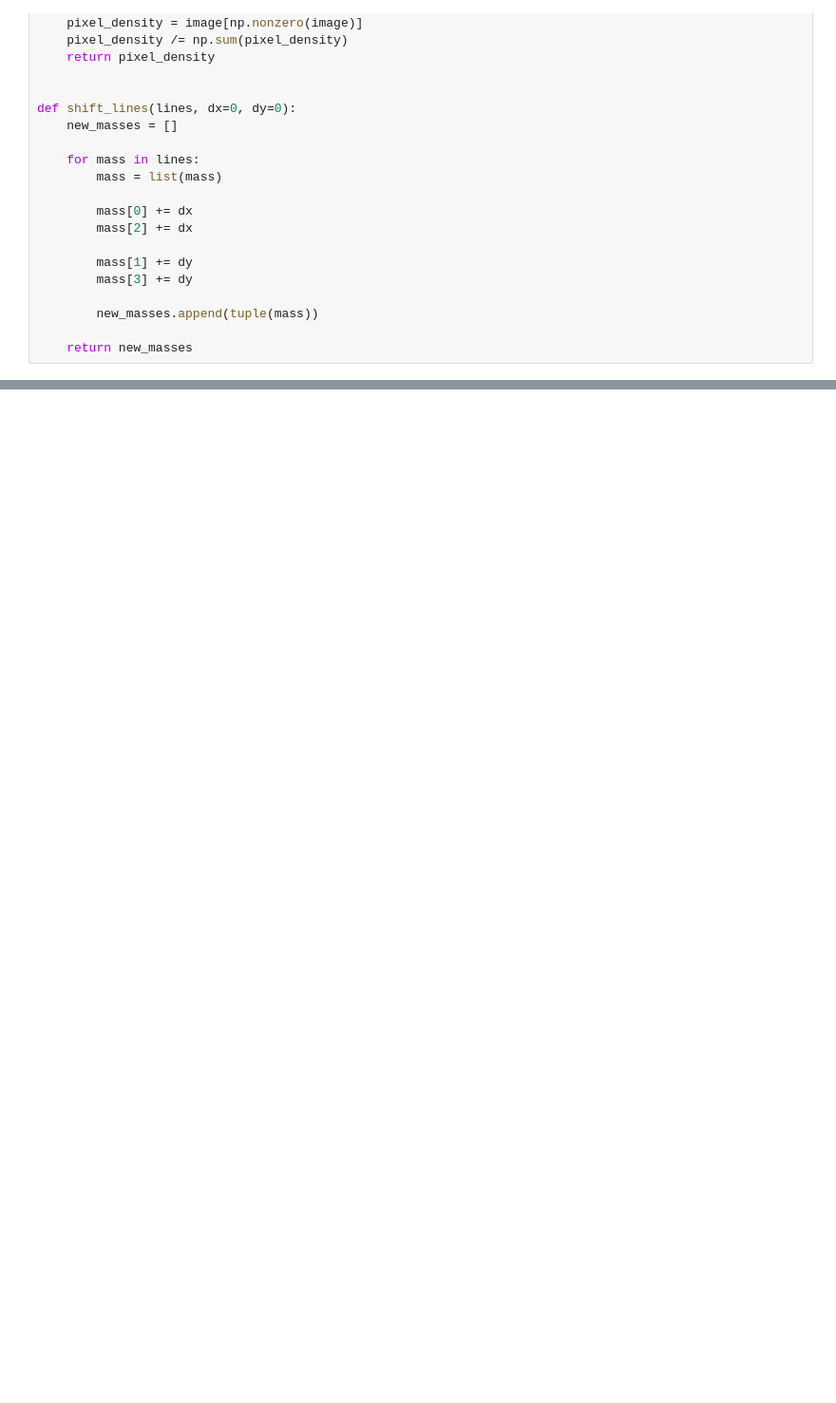
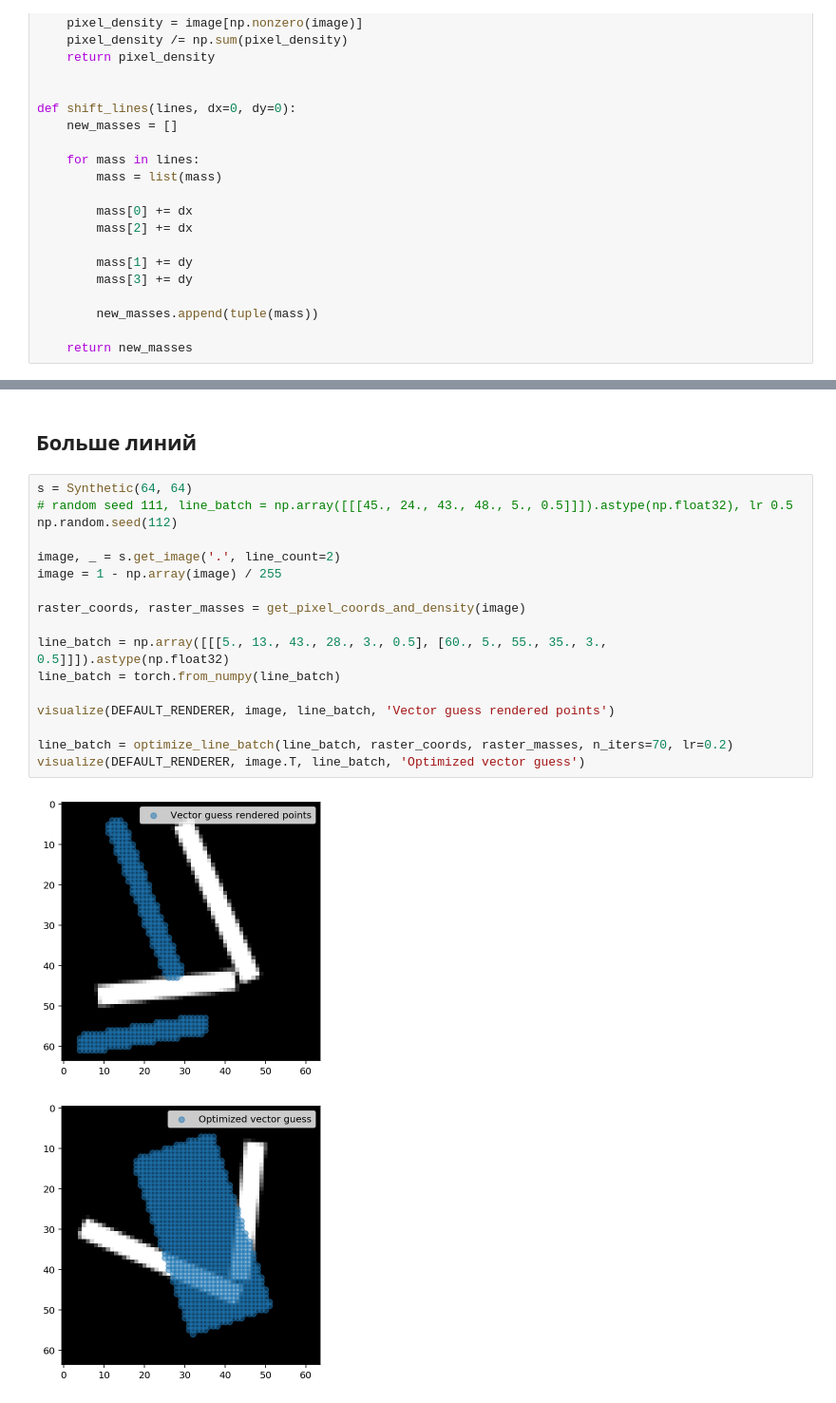
Before and after one commit to apnkv/optimization_vectorization, a Jupyter notebook: differentiable.ipynb, the cells around one changed output, grey strips where cells are left out. Shown at 95% size. Cells and saved outputs as stored; diff of their text form; blank space fills up the shorter version.

```diff
--- a/differentiable.ipynb
+++ b/differentiable.ipynb
@@ -101,0 +130,22 @@ visualize(renderer, image, line_batch, 'Optimized vector guess')
+# %% [markdown]
+## Больше линий
+# %%
+s = Synthetic(64, 64)
+# random seed 111, line_batch = np.array([[[45., 24., 43., 48., 5., 0.5]]]).astype(np.float32), lr 0.5
+np.random.seed(112)
+
+image, _ = s.get_image('.', line_count=2)
+image = 1 - np.array(image) / 255
+
+raster_coords, raster_masses = get_pixel_coords_and_density(image)
+
+line_batch = np.array([[[5., 13., 43., 28., 3., 0.5], [60., 5., 55., 35., 3., 0.5]]]).astype(np.float32)
+line_batch = torch.from_numpy(line_batch)
+
+visualize(DEFAULT_RENDERER, image, line_batch, 'Vector guess rendered points')
+
+line_batch = optimize_line_batch(line_batch, raster_coords, raster_masses, n_iters=70, lr=0.2)
+visualize(DEFAULT_RENDERER, image.T, line_batch, 'Optimized vector guess')
+# %% [output]
+[figure, added]
+[figure, added]
```
Also changed, not shown: parts of 8 cells of this notebook, 1 other file.
